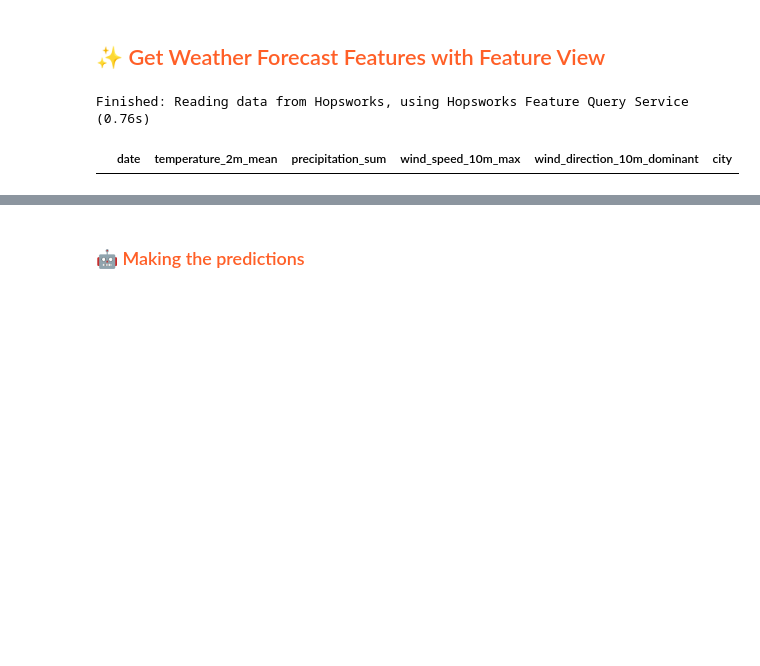
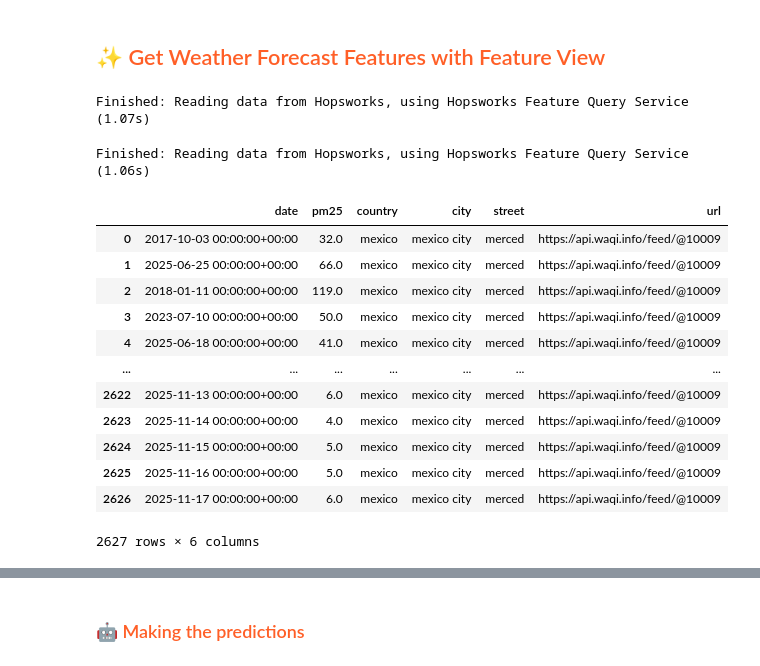
Before and after one commit to featurestorebook/mlfs-book, a Jupyter notebook: notebooks/airquality/4_air_quality_batch_inference.ipynb, the cells around one changed output, grey strips where cells are left out. Saved outputs shown, nothing was run; the diff lists cells and outputs as text; code cells hidden in the pictures; blank space fills up the shorter version.

```diff
--- a/notebooks/airquality/4_air_quality_batch_inference.ipynb
+++ b/notebooks/airquality/4_air_quality_batch_inference.ipynb
@@ -90,6 +91,8 @@ To ensure compatibility please install the latest bug fix release matching the m
 Logged in to project, explore it here https://c.app.hopsworks.ai:443/p/1286350
 # %% [markdown]
 ## <span style="color:#ff5f27;">🪝 Download the model from Model Registry</span>
+# %%
+use_more_features = False
 # %%
 mr = project.get_model_registry()
 
@@ -131,13 +139,53 @@ XGBRegressor(base_score='7.24516E1', booster='gbtree', callbacks=None,
              num_parallel_tree=None, random_state=None, ...)
 # %% [markdown]
 ## <span style="color:#ff5f27;">✨ Get Weather Forecast Features with Feature View   </span>
-# %%
-weather_fg = fs.get_feature_group(
-    name='weather',
-    version=1,
-)
-batch_data = weather_fg.filter(weather_fg.date >= today).read()
-batch_data
-# %% [output]
-Finished: Reading data from Hopsworks, using Hopsworks Feature Query Service (0.76s)
-|  | date | temperature_2m_mean | precipitation_sum | wind_speed_10m_max | wind_direction_10m_dominant | city |
+# %%
+if use_more_features:
+    # Retrieve feature groups
+    air_quality_fg = fs.get_feature_group(
+        name='air_quality',
+        version=1,
+    )
+    weather_fg = fs.get_feature_group(
+        name='weather',
+        version=1,
+    )
+
+    selected_features = air_quality_fg.select(['pm25', 'date']).join(weather_fg.select_features(), on=['city'])
+
+    feature_view = fs.get_or_create_feature_view(
+        name='air_quality_fv',
+        version=1,
+        labels=['pm25'],
+        query=selected_features,
+    )
+
+    feature_view = feature_view.query.read()
+    start_date = (today - pd.Timedelta(days=14)).replace(tzinfo=pytz.UTC)
+    batch_data = feature_view[feature_view['date'] >= start_date]
+
+else:
+    weather_fg = fs.get_feature_group(
+    name='weather',
+    version=1,
+    )
+    batch_data = weather_fg.filter(weather_fg.date >= today).read()
+# %% [output]
+Finished: Reading data from Hopsworks, using Hopsworks Feature Query Service (1.07s)
+# %%
+air_quality_fg.read()
+# %% [output]
+Finished: Reading data from Hopsworks, using Hopsworks Feature Query Service (1.06s)
+|  | date | pm25 | country | city | street | url |
+| 0 | 2017-10-03 00:00:00+00:00 | 32.0 | mexico | mexico city | merced | https://api.waqi.info/feed/@10009 |
+| 1 | 2025-06-25 00:00:00+00:00 | 66.0 | mexico | mexico city | merced | https://api.waqi.info/feed/@10009 |
+| 2 | 2018-01-11 00:00:00+00:00 | 119.0 | mexico | mexico city | merced | https://api.waqi.info/feed/@10009 |
+| 3 | 2023-07-10 00:00:00+00:00 | 50.0 | mexico | mexico city | merced | https://api.waqi.info/feed/@10009 |
+| 4 | 2025-06-18 00:00:00+00:00 | 41.0 | mexico | mexico city | merced | https://api.waqi.info/feed/@10009 |
+| ... | ... | ... | ... | ... | ... | ... |
+| 2622 | 2025-11-13 00:00:00+00:00 | 6.0 | mexico | mexico city | merced | https://api.waqi.info/feed/@10009 |
+| 2623 | 2025-11-14 00:00:00+00:00 | 4.0 | mexico | mexico city | merced | https://api.waqi.info/feed/@10009 |
+| 2624 | 2025-11-15 00:00:00+00:00 | 5.0 | mexico | mexico city | merced | https://api.waqi.info/feed/@10009 |
+| 2625 | 2025-11-16 00:00:00+00:00 | 5.0 | mexico | mexico city | merced | https://api.waqi.info/feed/@10009 |
+| 2626 | 2025-11-17 00:00:00+00:00 | 6.0 | mexico | mexico city | merced | https://api.waqi.info/feed/@10009 |
+2627 rows × 6 columns
```
Also changed, not shown: parts of 16 cells of this notebook, 4 other files.
